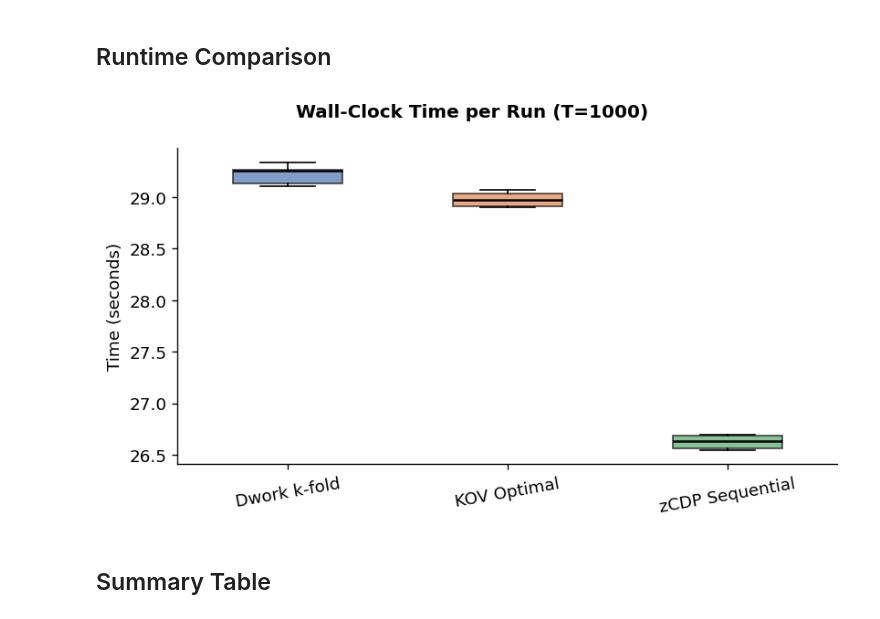
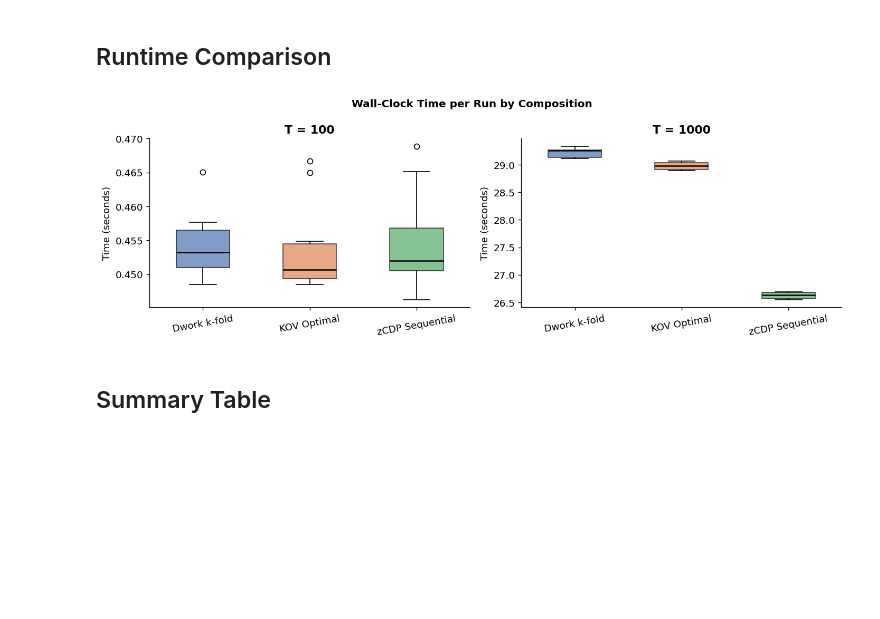
Before and after one commit to lucadibello/confidential-storm, a Jupyter notebook: benchmark/utility-analysis.ipynb, the cells around one changed output. Cells and saved outputs as stored; diff of their text form; code cells hidden in the pictures; blank space fills up the shorter version.

```diff
--- a/benchmark/utility-analysis.ipynb
+++ b/benchmark/utility-analysis.ipynb
@@ -23,7 +23,11 @@ plt.rcParams.update({
     'axes.spines.right': False,
 })
 # %%
-df = pd.read_csv('utility/benchmark_T1000_20260601_100936.csv')
+df100  = pd.read_csv('utility/benchmark_T100_20260607_170841.csv')
+df1000 = pd.read_csv('utility/benchmark_T1000_20260601_100936.csv')
+df = pd.concat([df100, df1000], ignore_index=True)
+
+T_VALUES = [100, 1000]
 
 DISPLAY_NAMES = {
     'DWORK_ANALYTICAL': 'Dwork k-fold',
@@ -36,9 +40,9 @@ COLORS = {
     'ZCDP_LINEAR':      '#55A868',
 }
 
-# Separate individual runs from the pre-computed averages (run == -1)
 runs_df = df[df['run'] >= 0].copy()
 avg_df  = df[df['run'] == -1].copy()
+compositions = list(DISPLAY_NAMES.keys())
 
 df.head()
 # %% [output]
@@ -235,28 +257,31 @@ plt.show()
 # %% [markdown]
 ## Runtime Comparison
 # %%
-fig, ax = plt.subplots(figsize=(7, 4))
-fig.suptitle('Wall-Clock Time per Run (T=1000)', fontsize=12, fontweight='bold')
+fig, axes = plt.subplots(1, 2, figsize=(12, 4))
+fig.suptitle('Wall-Clock Time per Run by Composition', fontsize=12, fontweight='bold')
 
-data_groups = [runs_df[runs_df['composition'] == c]['sec_per_run'].values / 1000 for c in compositions]
-bp = ax.boxplot(
-    data_groups,
-    tick_labels=[DISPLAY_NAMES[c] for c in compositions],
-    patch_artist=True,
-    medianprops=dict(color='black', linewidth=1.5),
-    widths=0.5,
-)
-for patch, comp in zip(bp['boxes'], compositions):
-    patch.set_facecolor(COLORS[comp])
-    patch.set_alpha(0.7)
+for ax, T in zip(axes, T_VALUES):
+    T_runs = runs_df[runs_df['T'] == T]
+    data_groups = [T_runs[T_runs['composition'] == c]['sec_per_run'].values / 1000 for c in compositions]
+    bp = ax.boxplot(
+        data_groups,
+        tick_labels=[DISPLAY_NAMES[c] for c in compositions],
+        patch_artist=True,
+        medianprops=dict(color='black', linewidth=1.5),
+        widths=0.5,
+    )
+    for patch, comp in zip(bp['boxes'], compositions):
+        patch.set_facecolor(COLORS[comp])
+        patch.set_alpha(0.7)
+    ax.set_title(f'T = {T}', fontweight='semibold')
+    ax.set_ylabel('Time (seconds)')
+    ax.tick_params(axis='x', labelrotation=10)
 
-ax.set_ylabel('Time (seconds)')
-ax.tick_params(axis='x', labelrotation=10)
 plt.tight_layout()
 plt.savefig('utility/composition_runtime.pdf', bbox_inches='tight')
 plt.show()
 # %% [output]
-[figure, old version]
+[figure, new version]
 # %% [markdown]
 ## Summary Table
 # %%
```
Also changed, not shown: parts of 12 cells of this notebook.
